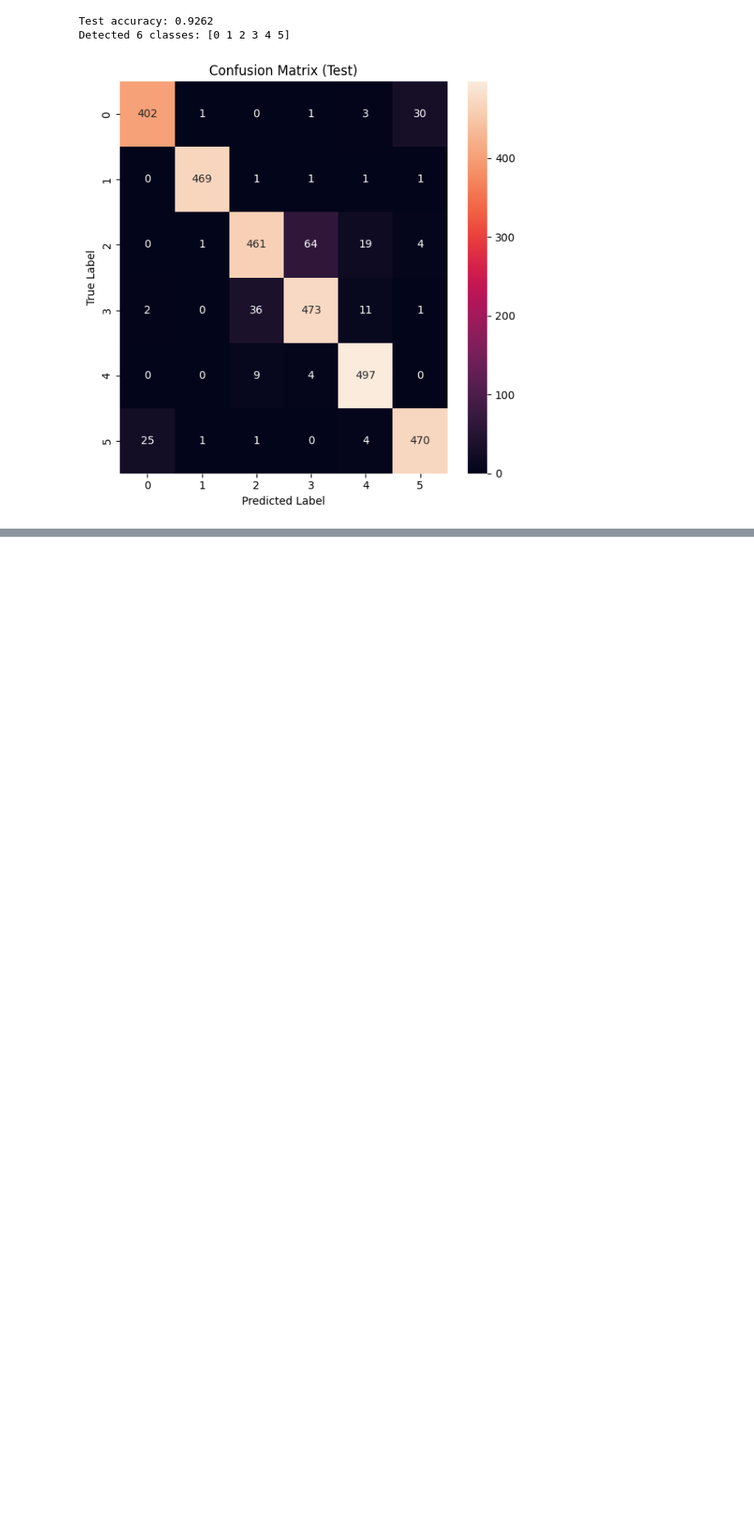
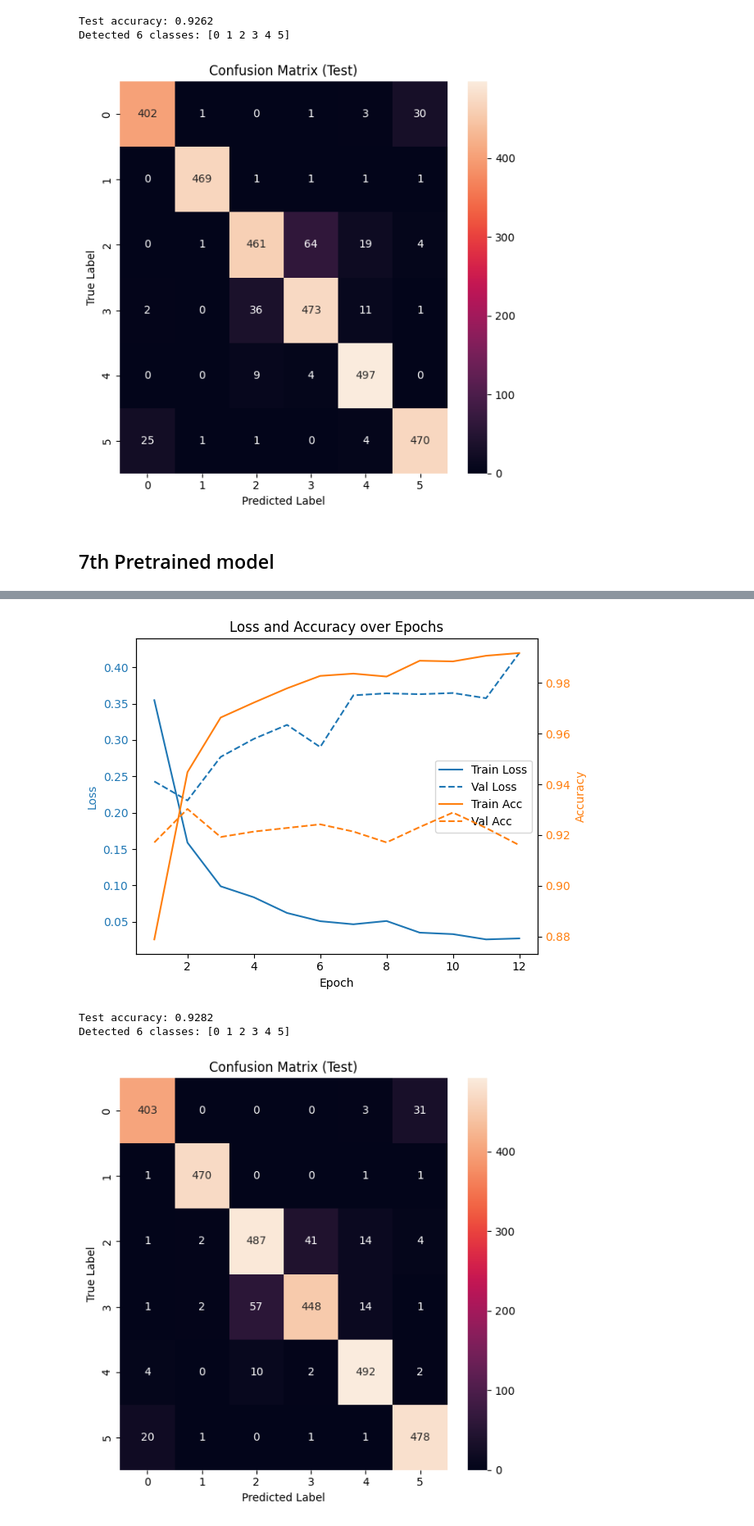
Before and after one commit to Tiromachelan/cnn-image-classification, a Jupyter notebook: HW3.ipynb, the cells around one changed output, grey strips where cells are left out. Shown at 82% size. Cells and saved outputs as stored; diff of their text form; code cells hidden in the pictures; blank space fills up the shorter version.

```diff
--- a/HW3.ipynb
+++ b/HW3.ipynb
@@ -1255,3 +1255,38 @@ Final model saved to '/content/models/Pretrained6.pth'
 Test accuracy: 0.9262
 Detected 6 classes: [0 1 2 3 4 5]
 [figure]
+# %% [markdown]
+## 7th Pretrained model
+# %%
+name = "Pretrained7"
+model = models.efficientnet_b0(weights=models.EfficientNet_B0_Weights.DEFAULT)
+
+num_features = model.classifier[1].in_features
+model.classifier[1] = nn.Linear(num_features, 6)
+
+optimizer = optim.Adam(model.parameters(), lr=0.001)
+epochs = 100
+criterion = nn.CrossEntropyLoss()
+history = {
+    "train_loss": [], "train_acc": [],
+    "val_loss":   [], "val_acc":   []
+}
+
+# Freeze all layers
+for parameter in model.parameters():
+    parameter.requires_grad = False
+# Unfreeze last 2 layers
+for parameter in model.classifier[1].parameters():
+    parameter.requires_grad = True
+for parameter in model.features[8].parameters():
+    parameter.requires_grad = True
+for parameter in model.features[7].parameters():
+    parameter.requires_grad = True
+for parameter in model.features[6].parameters():
+    parameter.requires_grad = True
+for parameter in model.features[5].parameters():
+    parameter.requires_grad = True
+model = model.to(device)
+train(name, model, optimizer, epochs, criterion, history)
+display_results("models/Pretrained7.pth", model)
+# %% [output]
@@ -1257,0 +1313,4 @@ Detected 6 classes: [0 1 2 3 4 5]
+[figure, added]
+Test accuracy: 0.9282
+Detected 6 classes: [0 1 2 3 4 5]
+[figure, added]
```
Also changed, not shown: parts of 1 cell of this notebook.
